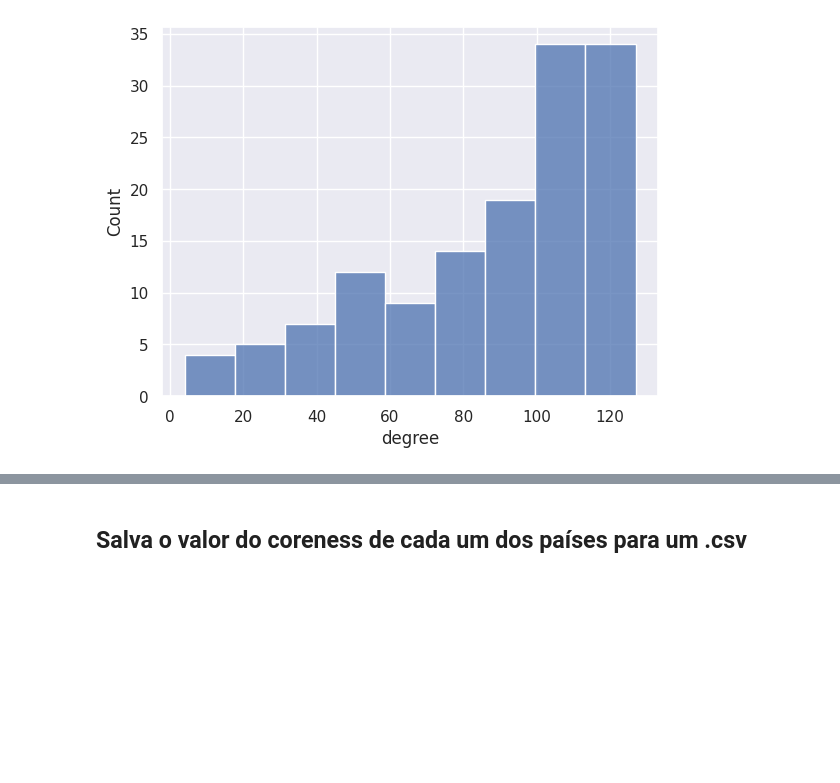
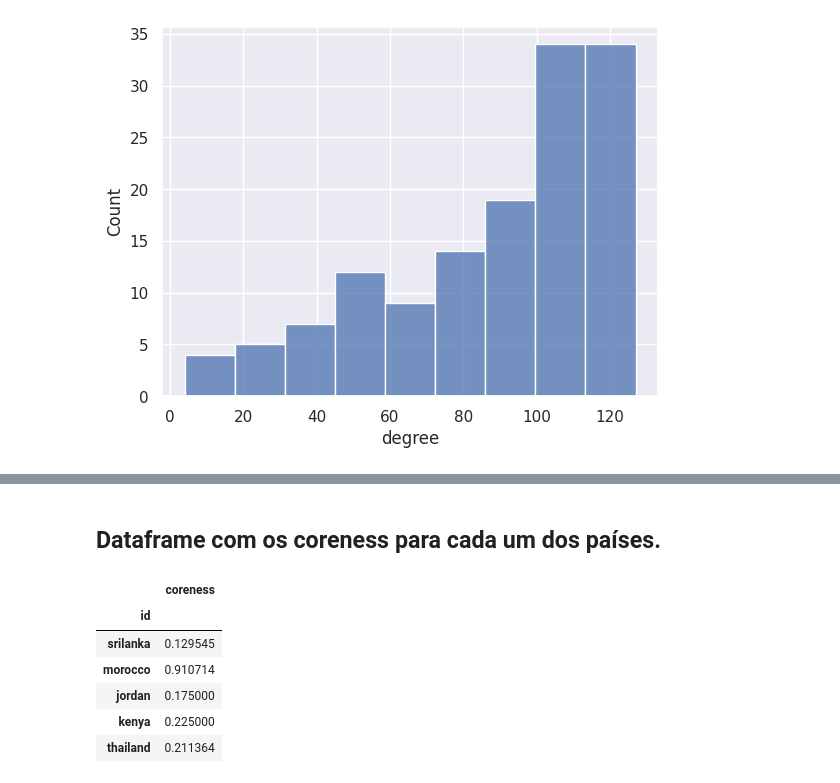
Before and after one commit to RicardoRibeiroRodrigues/Projeto-Redes-Sociais, a Jupyter notebook: notebooks/RedeFinal.ipynb, the cells around one changed output, grey strips where cells are left out. Drawn from its saved outputs; the diff is of its cells as text; code cells hidden in the pictures; blank space fills up the shorter version.

```diff
--- a/notebooks/RedeFinal.ipynb
+++ b/notebooks/RedeFinal.ipynb
@@ -247,2 +261,0 @@ for v in g.all_vertices():
-# %% [markdown]
-## Salva o valor do coreness de cada um dos países para um .csv
@@ -259,0 +262,13 @@ data.to_csv("coreness_igos.csv")
+# %% [markdown]
+## Dataframe com os coreness para cada um dos países.
+# %%
+data = gt_data(g)
+data.head()
+# %% [output]
+|  | coreness |
+| id |  |
+| srilanka | 0.129545 |
+| morocco | 0.910714 |
+| jordan | 0.175000 |
+| kenya | 0.225000 |
+| thailand | 0.211364 |
```
Also changed, not shown: parts of 14 cells of this notebook, 3 other files.
